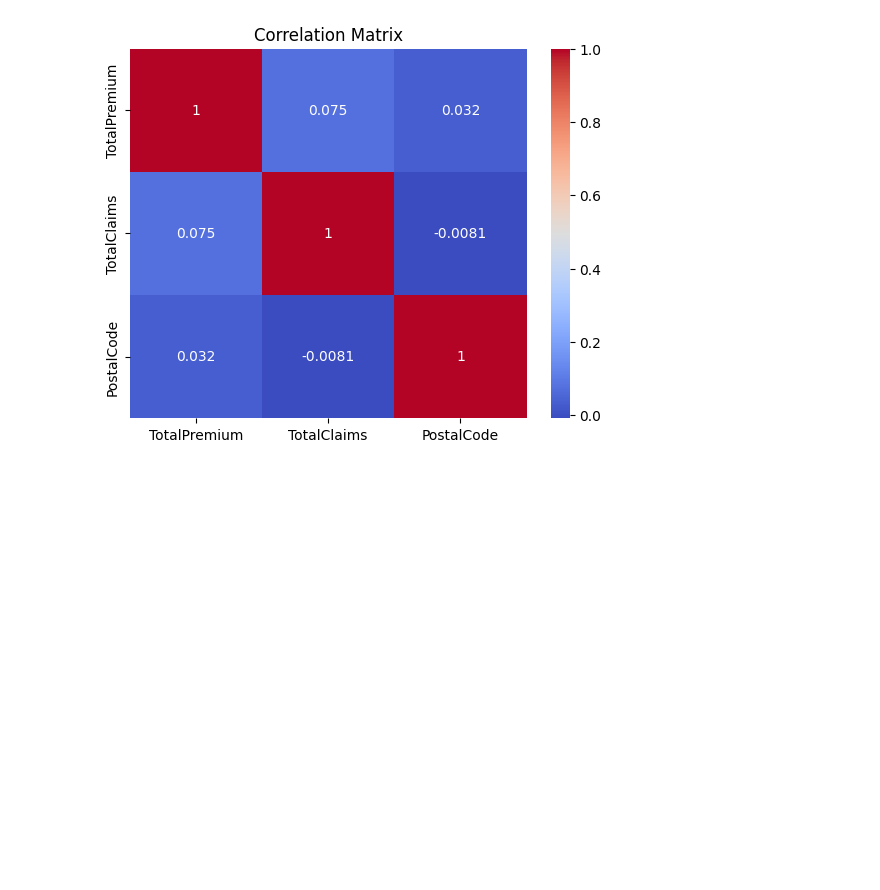
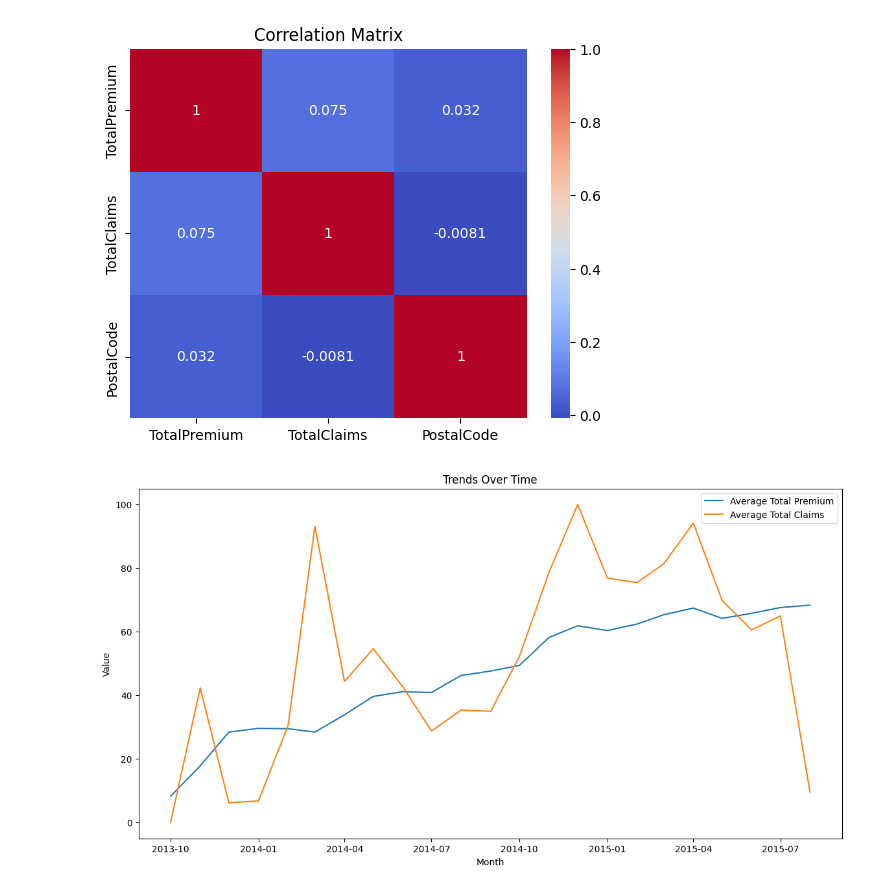
Before and after one commit to wastb/Car-Insurance-Predictive-Modelling, a Jupyter notebook: notebooks/task1.ipynb, the cells around one changed output. Cells and saved outputs as stored; diff of their text form; code cells hidden in the pictures; blank space fills up the shorter version.

```diff
--- a/notebooks/task1.ipynb
+++ b/notebooks/task1.ipynb
@@ -433,3 +407,8 @@ plt.title('Correlation Matrix')
 # %% [output]
 Text(0.5, 1.0, 'Correlation Matrix')
 [figure]
+# %%
+## Total Premium and Claims overtime
+da.time_analysis()
+# %% [output]
+[figure, added]
```
Also changed, not shown: parts of 37 cells of this notebook, 3 other files.
